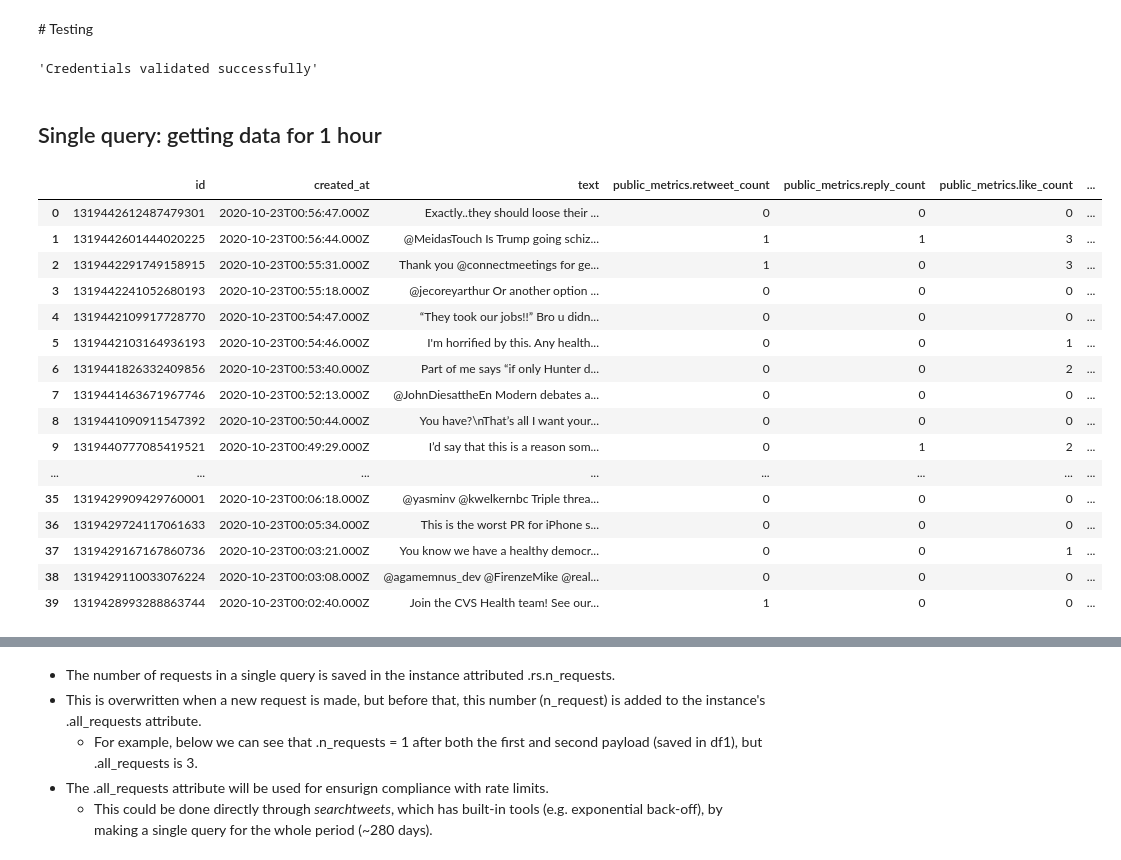
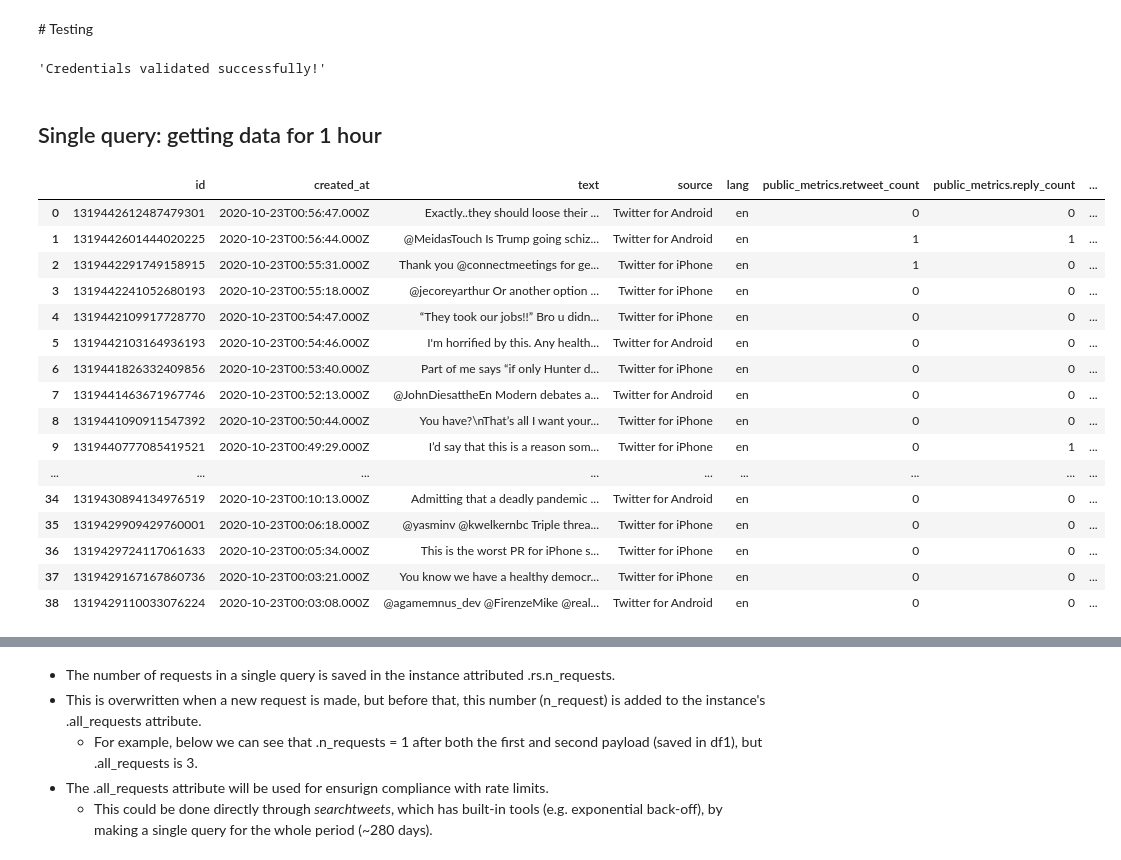
Before and after one commit to factitious/survey_v_social_media, a Jupyter notebook: Methods/Scripts/Twitter/testDev.ipynb, the cells around one changed output, grey strips where cells are left out. Drawn from its saved outputs; the diff is of its cells as text; code cells hidden in the pictures.

```diff
--- a/Methods/Scripts/Twitter/testDev.ipynb
+++ b/Methods/Scripts/Twitter/testDev.ipynb
@@ -449,38 +449,38 @@ class twitterData():
 # %% [markdown]
 # Testing
 # %%
-search1 = twitterData('/Volumes/Survey_Social_Media_Compare/Methods')
+search1 = TwitterData('Employment')
 search1.validate_credentials()
 # %% [output]
-'Credentials validated successfully'
+'Credentials validated successfully!'
 # %% [markdown]
 ## Single query: getting data for 1 hour
 # %%
 # Build a query.
-search1.build_query('jobs','2020-10-23 00:00', '2020-10-23 01:00', results_per_call=500)
+search1.build_query('2020-10-23 00:00', '2020-10-23 01:00')
 
 # Getting payload.
 # This is saved in self.results.
 search1.get_data(nTweets = 1000)
 
 # Clean data and save in a pd.DataFrame
-df1 = twitterData.get_df(search1.result)
+df1 = TwitterData.get_df(search1.result)
 df1
 # %% [output]
-|  | id | created_at | text | public_metrics.retweet_count | public_metrics.reply_count | public_metrics.like_count | ... |
-| 0 | 1319442612487479301 | 2020-10-23T00:56:47.000Z | Exactly..they should loose their ... | 0 | 0 | 0 | ... |
-| 1 | 1319442601444020225 | 2020-10-23T00:56:44.000Z | @MeidasTouch Is Trump going schiz... | 1 | 1 | 3 | ... |
-| 2 | 1319442291749158915 | 2020-10-23T00:55:31.000Z | Thank you @connectmeetings for ge... | 1 | 0 | 3 | ... |
-| 3 | 1319442241052680193 | 2020-10-23T00:55:18.000Z | @jecoreyarthur Or another option ... | 0 | 0 | 0 | ... |
-| 4 | 1319442109917728770 | 2020-10-23T00:54:47.000Z | “They took our jobs!!” Bro u didn... | 0 | 0 | 0 | ... |
-| 5 | 1319442103164936193 | 2020-10-23T00:54:46.000Z | I'm horrified by this. Any health... | 0 | 0 | 1 | ... |
-| 6 | 1319441826332409856 | 2020-10-23T00:53:40.000Z | Part of me says “if only Hunter d... | 0 | 0 | 2 | ... |
-| 7 | 1319441463671967746 | 2020-10-23T00:52:13.000Z | @JohnDiesattheEn Modern debates a... | 0 | 0 | 0 | ... |
-| 8 | 1319441090911547392 | 2020-10-23T00:50:44.000Z | You have?\nThat’s all I want your... | 0 | 0 | 0 | ... |
-| 9 | 1319440777085419521 | 2020-10-23T00:49:29.000Z | I’d say that this is a reason som... | 0 | 1 | 2 | ... |
-| ... | ... | ... | ... | ... | ... | ... | ... |
-| 35 | 1319429909429760001 | 2020-10-23T00:06:18.000Z | @yasminv @kwelkernbc Triple threa... | 0 | 0 | 0 | ... |
-| 36 | 1319429724117061633 | 2020-10-23T00:05:34.000Z | This is the worst PR for iPhone s... | 0 | 0 | 0 | ... |
-| 37 | 1319429167167860736 | 2020-10-23T00:03:21.000Z | You know we have a healthy democr... | 0 | 0 | 1 | ... |
-| 38 | 1319429110033076224 | 2020-10-23T00:03:08.000Z | @agamemnus_dev @FirenzeMike @real... | 0 | 0 | 0 | ... |
-| 39 | 1319428993288863744 | 2020-10-23T00:02:40.000Z | Join the CVS Health team! See our... | 1 | 0 | 0 | ... |
+|  | id | created_at | text | source | lang | public_metrics.retweet_count | public_metrics.reply_count | ... |
+| 0 | 1319442612487479301 | 2020-10-23T00:56:47.000Z | Exactly..they should loose their ... | Twitter for Android | en | 0 | 0 | ... |
+| 1 | 1319442601444020225 | 2020-10-23T00:56:44.000Z | @MeidasTouch Is Trump going schiz... | Twitter for Android | en | 1 | 1 | ... |
+| 2 | 1319442291749158915 | 2020-10-23T00:55:31.000Z | Thank you @connectmeetings for ge... | Twitter for iPhone | en | 1 | 0 | ... |
+| 3 | 1319442241052680193 | 2020-10-23T00:55:18.000Z | @jecoreyarthur Or another option ... | Twitter for iPhone | en | 0 | 0 | ... |
+| 4 | 1319442109917728770 | 2020-10-23T00:54:47.000Z | “They took our jobs!!” Bro u didn... | Twitter for iPhone | en | 0 | 0 | ... |
+| 5 | 1319442103164936193 | 2020-10-23T00:54:46.000Z | I'm horrified by this. Any health... | Twitter for Android | en | 0 | 0 | ... |
+| 6 | 1319441826332409856 | 2020-10-23T00:53:40.000Z | Part of me says “if only Hunter d... | Twitter for iPhone | en | 0 | 0 | ... |
+| 7 | 1319441463671967746 | 2020-10-23T00:52:13.000Z | @JohnDiesattheEn Modern debates a... | Twitter for Android | en | 0 | 0 | ... |
+| 8 | 1319441090911547392 | 2020-10-23T00:50:44.000Z | You have?\nThat’s all I want your... | Twitter for iPhone | en | 0 | 0 | ... |
+| 9 | 1319440777085419521 | 2020-10-23T00:49:29.000Z | I’d say that this is a reason som... | Twitter for iPhone | en | 0 | 1 | ... |
+| ... | ... | ... | ... | ... | ... | ... | ... | ... |
+| 34 | 1319430894134976519 | 2020-10-23T00:10:13.000Z | Admitting that a deadly pandemic ... | Twitter for Android | en | 0 | 0 | ... |
+| 35 | 1319429909429760001 | 2020-10-23T00:06:18.000Z | @yasminv @kwelkernbc Triple threa... | Twitter for iPhone | en | 0 | 0 | ... |
+| 36 | 1319429724117061633 | 2020-10-23T00:05:34.000Z | This is the worst PR for iPhone s... | Twitter for iPhone | en | 0 | 0 | ... |
+| 37 | 1319429167167860736 | 2020-10-23T00:03:21.000Z | You know we have a healthy democr... | Twitter for iPhone | en | 0 | 0 | ... |
+| 38 | 1319429110033076224 | 2020-10-23T00:03:08.000Z | @agamemnus_dev @FirenzeMike @real... | Twitter for Android | en | 0 | 0 | ... |
```
Also changed, not shown: parts of 8 cells of this notebook, 3 other files.
